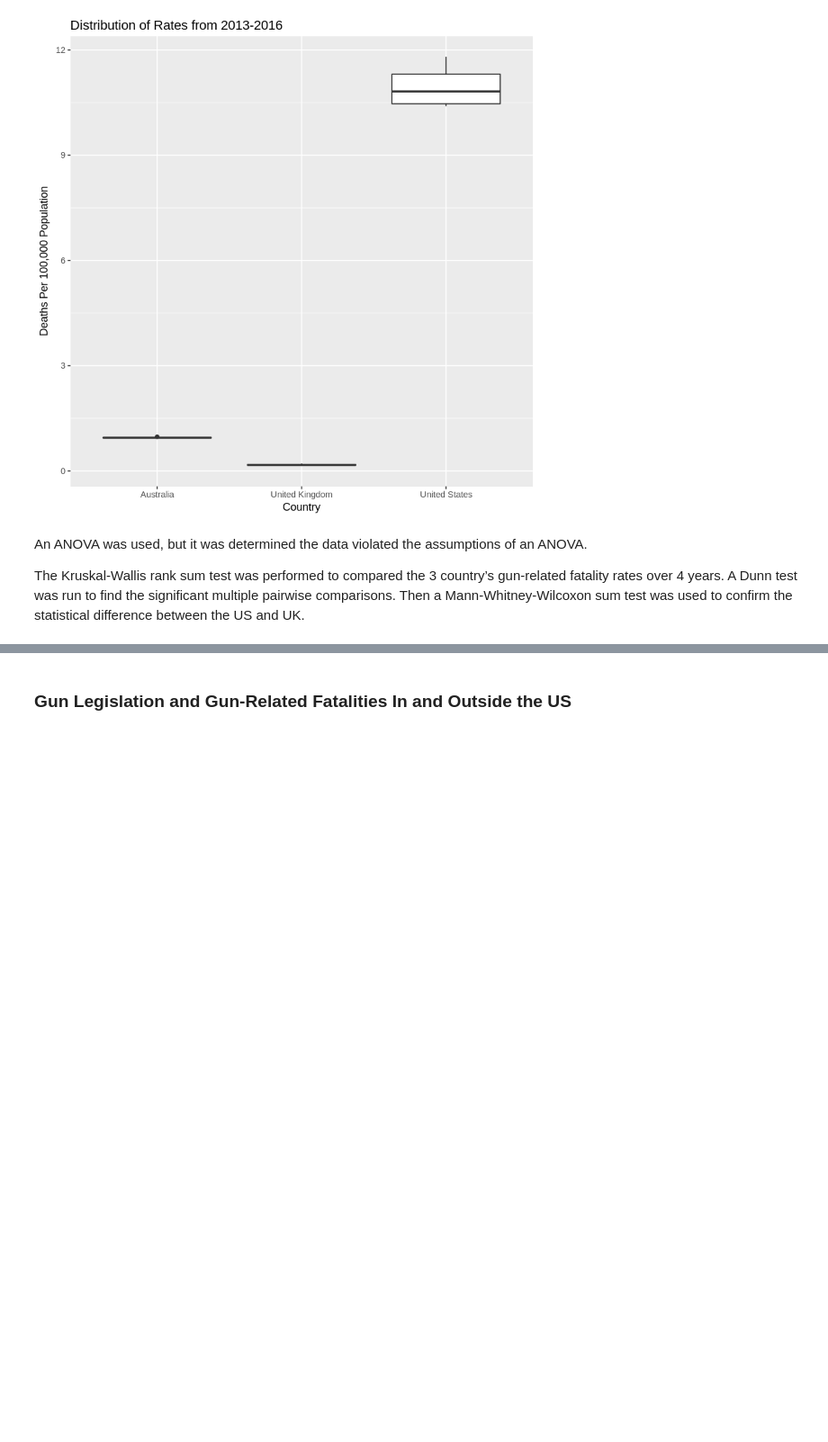
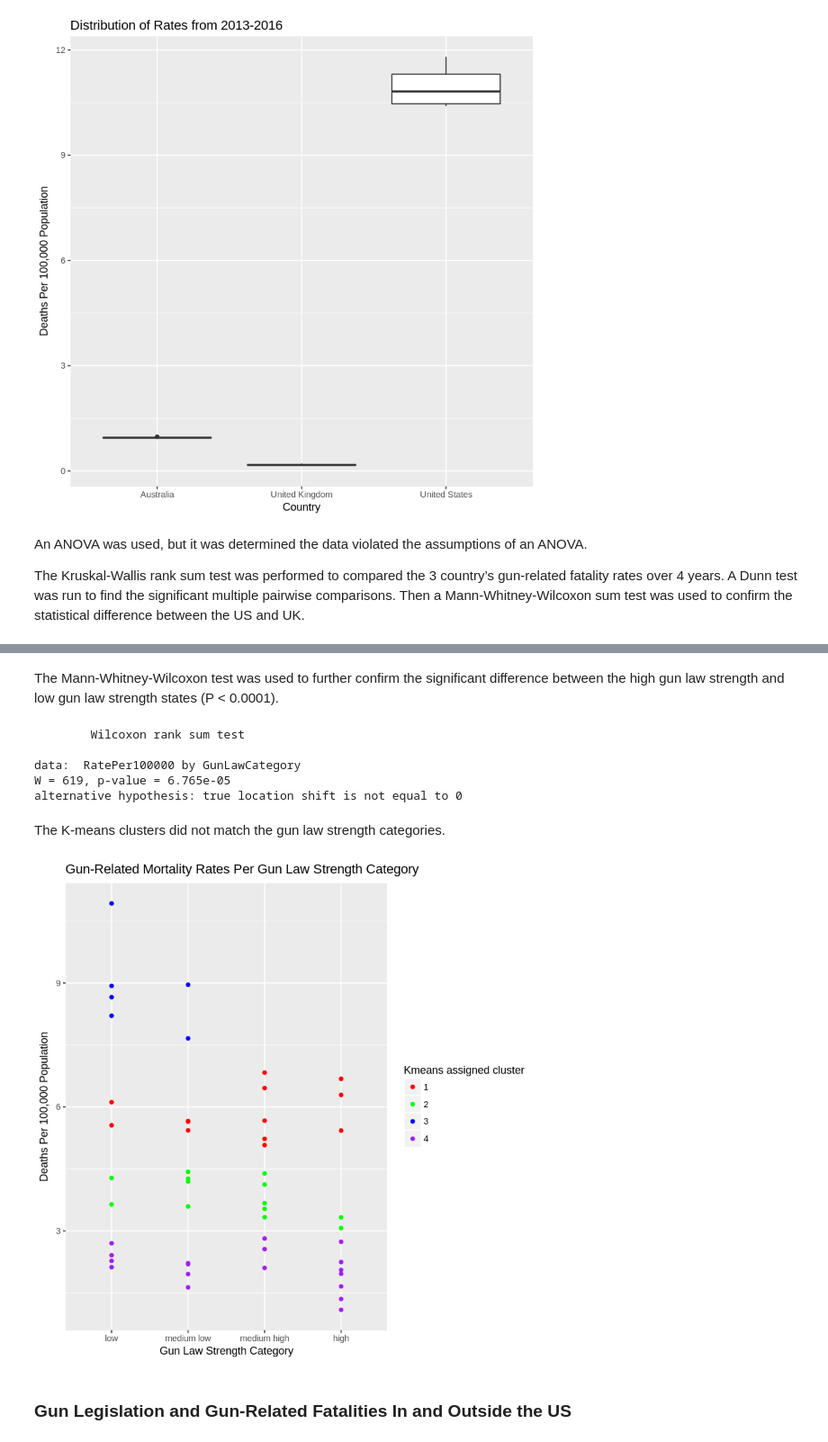
Before and after one commit to amberkiser/GunRelatedDeaths, a Jupyter notebook: Kiser_FinalProject.ipynb, the cells around one changed output, grey strips where cells are left out. Shown at 90% size. Saved outputs shown, nothing was run; the diff lists cells and outputs as text; code cells hidden in the pictures; blank space fills up the shorter version.

```diff
--- a/Kiser_FinalProject.ipynb
+++ b/Kiser_FinalProject.ipynb
@@ -208,2 +227,28 @@ national.mww <- wilcox.test(RatePer100000 ~ Country, data = national.mww.df)
+# %% [markdown]
+The Mann-Whitney-Wilcoxon test was used to further confirm the significant difference between the high gun law strength and low gun law strength states (P < 0.0001).
+# %%
+state.mww
+# %% [output]
+        Wilcoxon rank sum test
+
+data:  RatePer100000 by GunLawCategory
+W = 619, p-value = 6.765e-05
+alternative hypothesis: true location shift is not equal to 0
+# %% [markdown]
+The K-means clusters did not match the gun law strength categories.
+# %%
+#state.kmean
+
+state.cluster.df$GunLawCategory <- factor(state.cluster.df$GunLawCategory, levels = c('low', 'medium low', 'medium high', 'high'))
+ggplot(state.cluster.df, aes(x=GunLawCategory, y=RatePer100000, color=cluster, group=cluster)) +
+  geom_point() +
+  labs(
+    title = 'Gun-Related Mortality Rates Per Gun Law Strength Category',
+    x = 'Gun Law Strength Category',
+    y = 'Deaths Per 100,000 Population'
+  ) +
+  scale_color_manual(name='Kmeans assigned cluster', values = c('red', 'green', 'blue', 'purple'))
+# %% [output]
+[figure, added]
 # %% [markdown]
 ### Gun Legislation and Gun-Related Fatalities In and Outside the US
```
Also changed, not shown: parts of 4 cells of this notebook.
